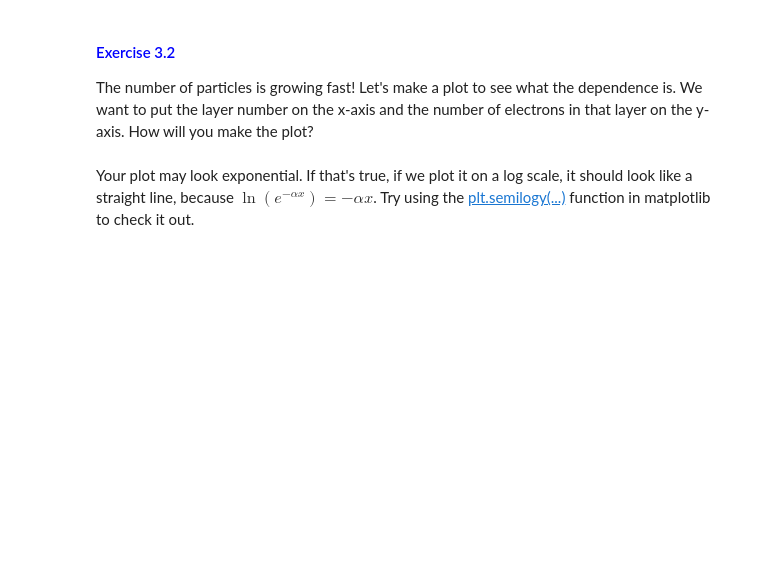
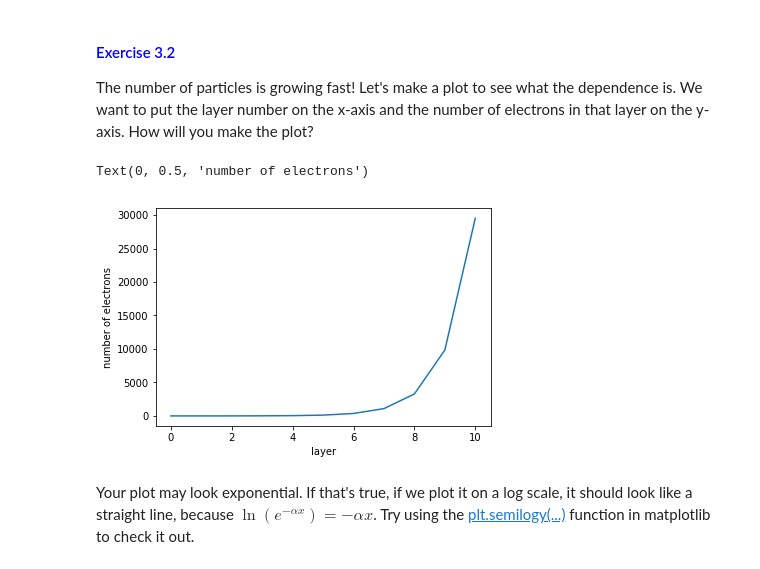
Before and after one commit to swissel/ComputationalWorkshops, a Jupyter notebook: solutions/3 [solutions] - loops and functions.ipynb, the cells around one changed output. Drawn from its saved outputs; the diff is of its cells as text; code cells hidden in the pictures; blank space fills up the shorter version.

```diff
--- a/solutions/3 [solutions] - loops and functions.ipynb
+++ b/solutions/3 [solutions] - loops and functions.ipynb
@@ -554,3 +554,18 @@ The number of particles is growing fast! Let's make a plot to see what the depen
+# %%
+# Make a plot
+electrons_count = []
+i_layer = list(range(len(electrons)))
+
+for i in i_layer:
+    electrons_count.append(len(electrons[i]))
+
+plt.plot(i_layer, electrons_count)
+
+plt.xlabel("layer")
+plt.ylabel("number of electrons")
+# %% [output]
+Text(0, 0.5, 'number of electrons')
+[figure, added]
 # %% [markdown]
 Your plot may look exponential. If that's true, if we plot it on a log scale, it should look like a straight line, because $\ln(e^{-\alpha x}) = -\alpha x$. Try using the [plt.semilogy(...)](https://matplotlib.org/api/_as_gen/matplotlib.pyplot.semilogy.html) function in matplotlib to check it out.
 # %%
```
Also changed, not shown: parts of 3 cells of this notebook, 1 other file.
